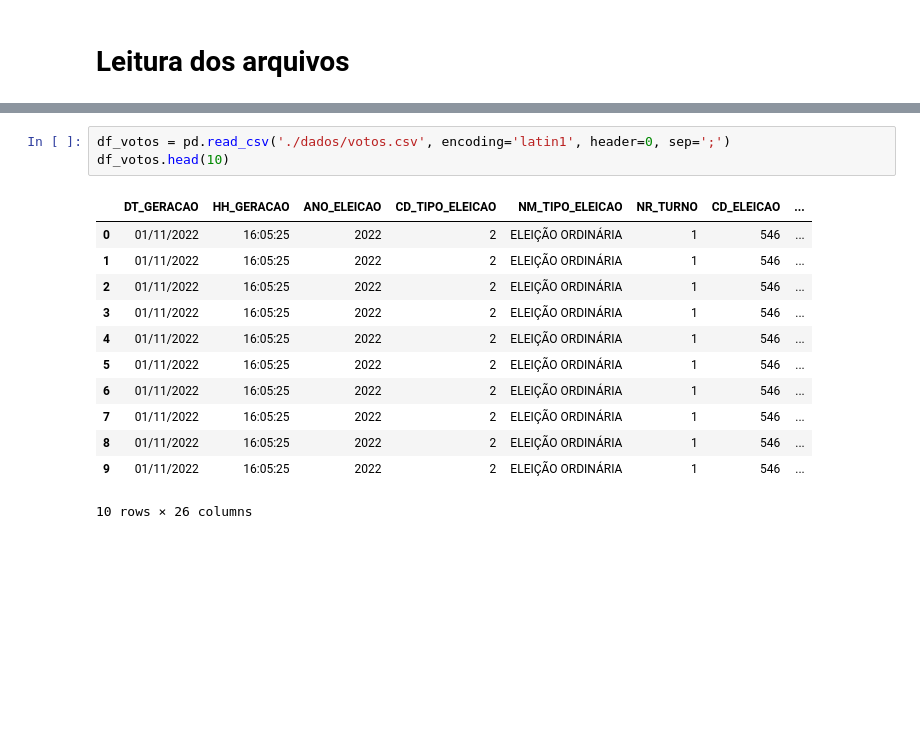
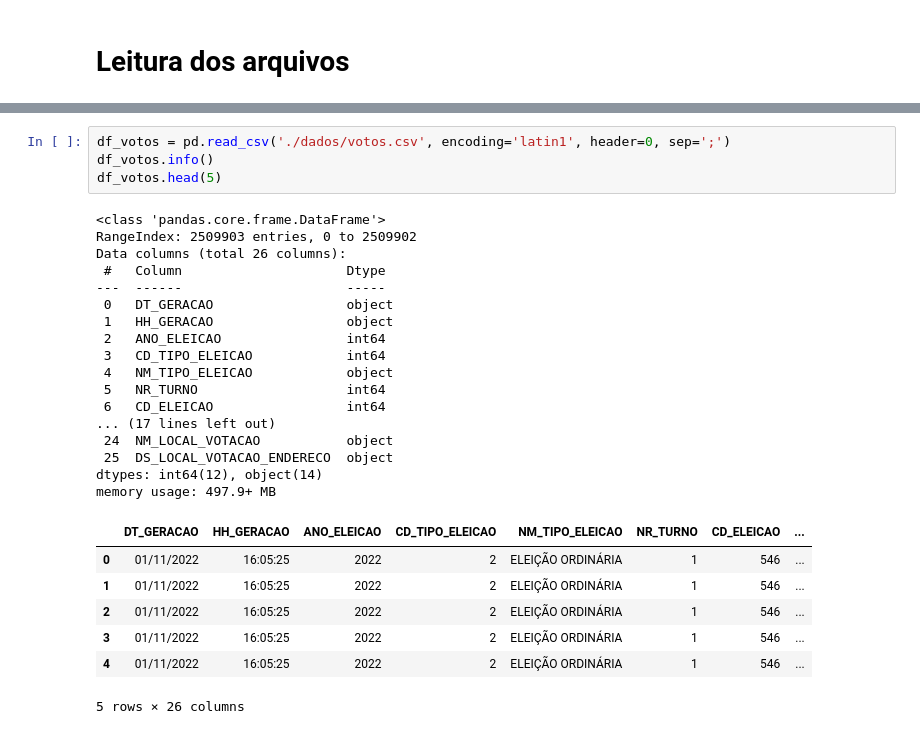
Before and after one commit to JoaoLucas23/BDG, a Jupyter notebook: tratamento_de_dados.ipynb, the cells around one changed output, grey strips where cells are left out. Cells and saved outputs as stored; diff of their text form; blank space fills up the shorter version.

```diff
--- a/tratamento_de_dados.ipynb
+++ b/tratamento_de_dados.ipynb
@@ -33,16 +64,29 @@ df_idh.head(10)
 # %%
 df_votos = pd.read_csv('./dados/votos.csv', encoding='latin1', header=0, sep=';')
-df_votos.head(10)
+df_votos.info()
+df_votos.head(5)
 # %% [output]
+<class 'pandas.core.frame.DataFrame'>
+RangeIndex: 2509903 entries, 0 to 2509902
+Data columns (total 26 columns):
+ #   Column                     Dtype
+---  ------                     -----
+ 0   DT_GERACAO                 object
+ 1   HH_GERACAO                 object
+ 2   ANO_ELEICAO                int64
+ 3   CD_TIPO_ELEICAO            int64
+ 4   NM_TIPO_ELEICAO            object
+ 5   NR_TURNO                   int64
+ 6   CD_ELEICAO                 int64
+... (17 lines left out)
+ 24  NM_LOCAL_VOTACAO           object
+ 25  DS_LOCAL_VOTACAO_ENDERECO  object
+dtypes: int64(12), object(14)
+memory usage: 497.9+ MB
 |  | DT_GERACAO | HH_GERACAO | ANO_ELEICAO | CD_TIPO_ELEICAO | NM_TIPO_ELEICAO | NR_TURNO | CD_ELEICAO | ... |
 | 0 | 01/11/2022 | 16:05:25 | 2022 | 2 | ELEIÇÃO ORDINÁRIA | 1 | 546 | ... |
 | 1 | 01/11/2022 | 16:05:25 | 2022 | 2 | ELEIÇÃO ORDINÁRIA | 1 | 546 | ... |
 | 2 | 01/11/2022 | 16:05:25 | 2022 | 2 | ELEIÇÃO ORDINÁRIA | 1 | 546 | ... |
 | 3 | 01/11/2022 | 16:05:25 | 2022 | 2 | ELEIÇÃO ORDINÁRIA | 1 | 546 | ... |
 | 4 | 01/11/2022 | 16:05:25 | 2022 | 2 | ELEIÇÃO ORDINÁRIA | 1 | 546 | ... |
-| 5 | 01/11/2022 | 16:05:25 | 2022 | 2 | ELEIÇÃO ORDINÁRIA | 1 | 546 | ... |
-| 6 | 01/11/2022 | 16:05:25 | 2022 | 2 | ELEIÇÃO ORDINÁRIA | 1 | 546 | ... |
-| 7 | 01/11/2022 | 16:05:25 | 2022 | 2 | ELEIÇÃO ORDINÁRIA | 1 | 546 | ... |
-| 8 | 01/11/2022 | 16:05:25 | 2022 | 2 | ELEIÇÃO ORDINÁRIA | 1 | 546 | ... |
-| 9 | 01/11/2022 | 16:05:25 | 2022 | 2 | ELEIÇÃO ORDINÁRIA | 1 | 546 | ... |
-10 rows × 26 columns
+5 rows × 26 columns
```
Also changed, not shown: parts of 17 cells of this notebook, 2 other files.
